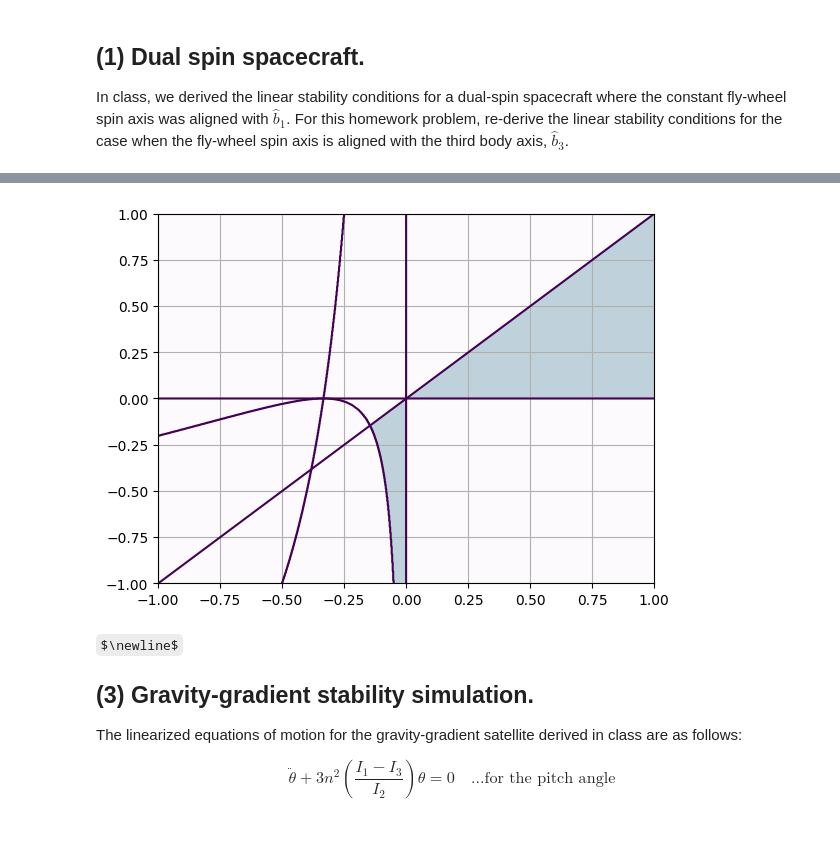
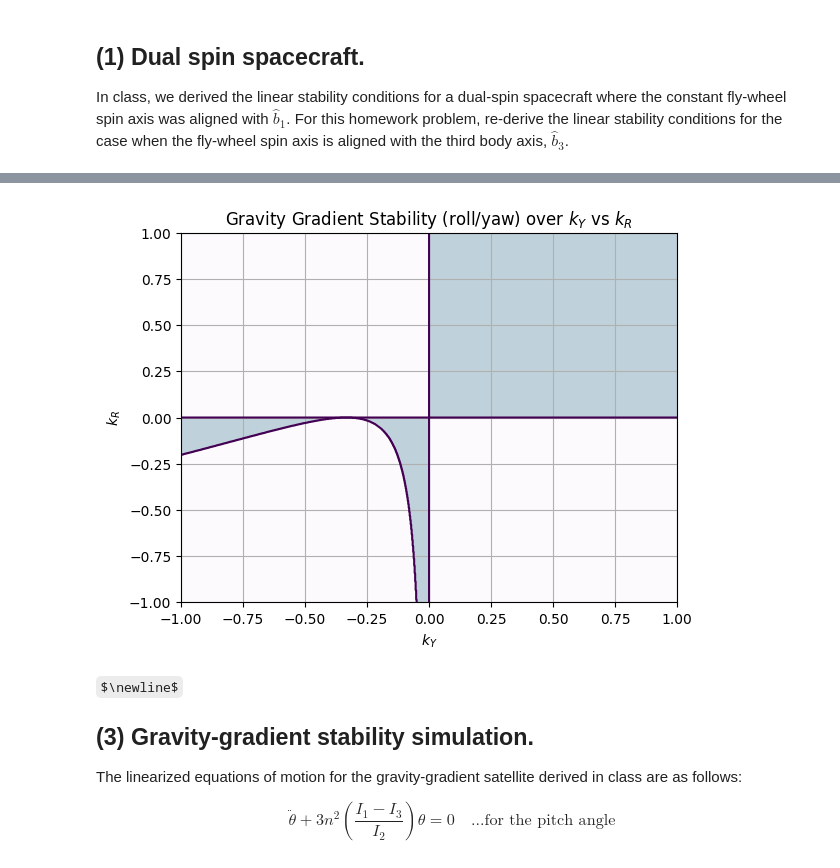
Before and after one commit to jjermstad24/Fall_2024_Classes, a Jupyter notebook: AERO_424/Homework_4.ipynb, the cells around one changed output, grey strips where cells are left out. Cells and saved outputs as stored; diff of their text form; code cells hidden in the pictures; some formulas as TeX source; blank space fills up the shorter version.

```diff
--- a/AERO_424/Homework_4.ipynb
+++ b/AERO_424/Homework_4.ipynb
@@ -41,14 +41,8 @@ I3 = sy.Symbol("I_3")
 
 I = inertia(ixx=I1,iyy=I2,izz=I3,frame=B)
 
-If = inertia(ixx=sy.Symbol("I_f"),iyy=0,izz=0,frame=B)
-wf = sy.Symbol("Omega")*B.x
-
-# If = inertia(ixx=0,iyy=sy.Symbol("I_f"),izz=0,frame=B)
-# wf = sy.Symbol("Omega")*B.y
-
-# If = inertia(ixx=0,iyy=0,izz=sy.Symbol("I_f"),frame=B)
-# wf = sy.Symbol("Omega")*B.z
+If = inertia(ixx=0,iyy=0,izz=sy.Symbol("I_f"),frame=B)
+wf = sy.Symbol("Omega")*B.z
 
 w1 = dynamicsymbols("omega_1")
 w2 = dynamicsymbols("omega_2")
@@ -207,38 +279,31 @@ $\displaystyle \delta\ddot{\omega}=\left[\begin{matrix}\frac{\left(- I_{1} I_{2}
 # %%
 x = np.linspace(-1,1,1000)
 y = np.linspace(-1,1,1000)
+X,Y = np.meshgrid(x,y)
 
-def f1(ky,kr):
+def roll_yaw_stability_1(ky,kr):
     return (1+3*ky+ky*kr)**2>16*ky*kr
-
-def f2(ky,kr):
+s
+def roll_yaw_stability_2(ky,kr):
     return kr*ky>0
 
-def f3(ky,kr):
-    return (1+3*ky+ky*kr)>0
-
-def f4(ky,kr):
-    return ky>kr
-
-X,Y = np.meshgrid(x,y)
-val1 = f1(X,Y)
-val2 = f2(X,Y)
-val3 = f3(X,Y)
-val4 = f4(X,Y)
+roll_yaw_1_vals = roll_yaw_stability_1(X,Y)
+roll_yaw_2_vals = roll_yaw_stability_2(X,Y)
 
 plt.figure()
+plt.title(r"Gravity Gradient Stability (roll/yaw) over $k_Y$ vs $k_R$")
+plt.xlabel(r"$k_Y$")
+plt.ylabel(r"$k_R$")
+plt.grid()
 
-plt.contour(x,y,val1)
-plt.contour(x,y,val2)
-plt.contour(x,y,val3)
-plt.contour(x,y,val4)
+plt.contour(x,y,roll_yaw_1_vals)
+plt.contour(x,y,roll_yaw_2_vals)
 
-plt.contourf(x,y,~(val1&val2&val3&val4).astype(int),alpha=0.25,cmap='PuBu_r')
+plt.contourf(x,y,~(roll_yaw_1_vals&roll_yaw_2_vals).astype(int),alpha=0.25,cmap='PuBu_r')
 
-plt.grid()
 plt.show()
 # %% [output]
-[figure, old version]
+[figure, new version]
 # %% [markdown]
 $\newline$
 
```
Also changed, not shown: parts of 9 cells of this notebook.
